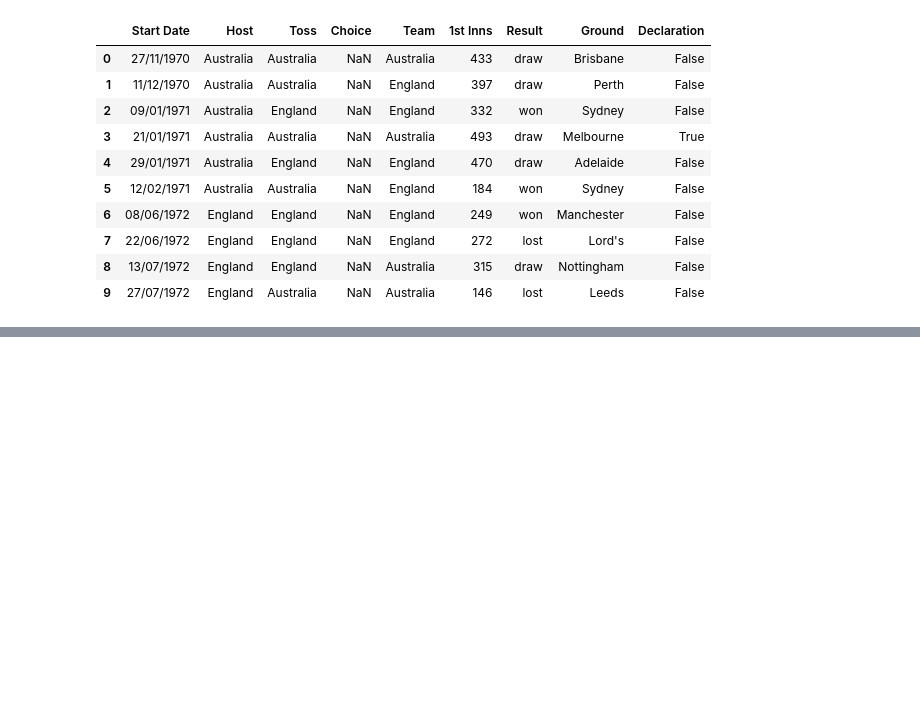
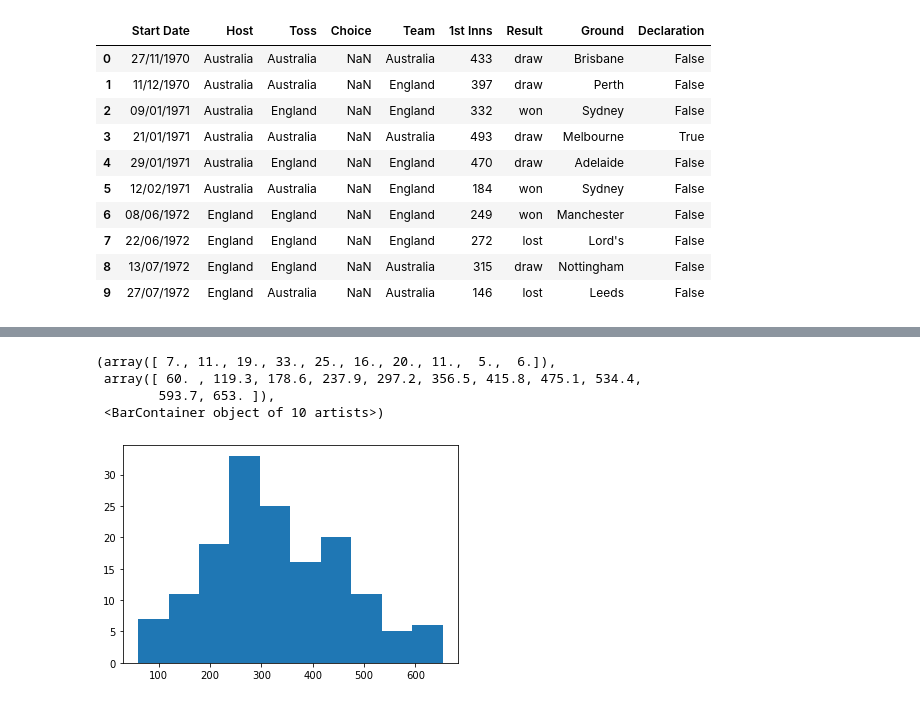
Before and after one commit to kiehozero/atu-progda-assignment, a Jupyter notebook: assignment.ipynb, the cells around one changed output, grey strips where cells are left out. Saved outputs shown, nothing was run; the diff lists cells and outputs as text; code cells hidden in the pictures; blank space fills up the shorter version.

```diff
--- a/assignment.ipynb
+++ b/assignment.ipynb
@@ -99,0 +181,8 @@ ash[0:10]
+# %%
+plt.hist(inn1)
+# %% [output]
+(array([ 7., 11., 19., 33., 25., 16., 20., 11.,  5.,  6.]),
+ array([ 60. , 119.3, 178.6, 237.9, 297.2, 356.5, 415.8, 475.1, 534.4,
+        593.7, 653. ]),
+ <BarContainer object of 10 artists>)
+[figure, added]
```
Also changed, not shown: parts of 10 cells of this notebook, 1 other file.
